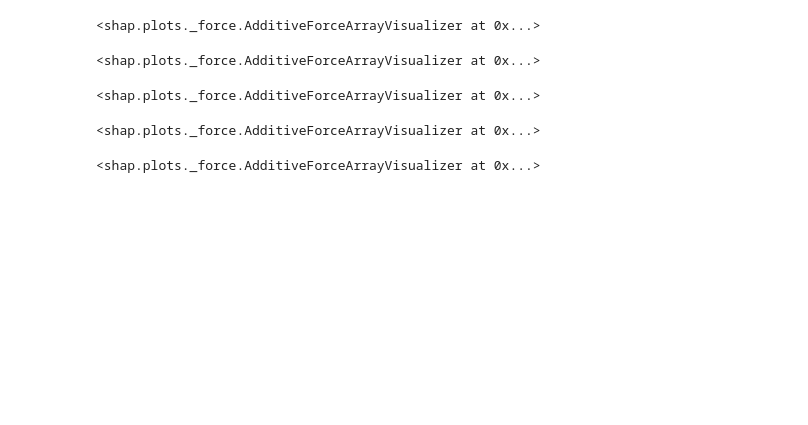
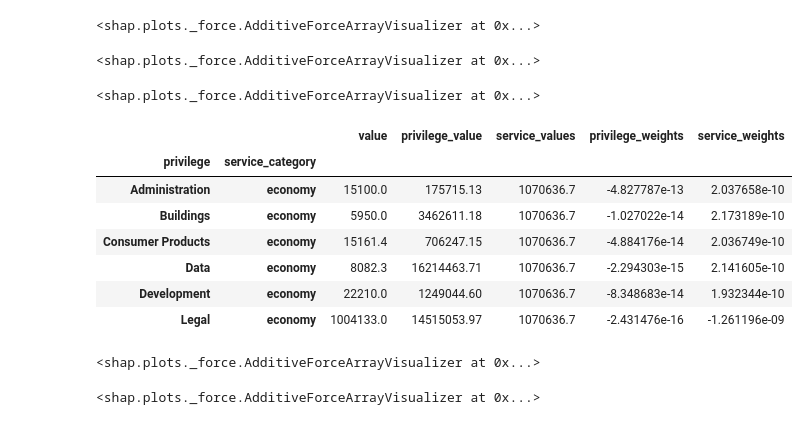
Before and after one commit to Journal-AI/privilege-networks, a Jupyter notebook: Privilege-Networks.ipynb, the cells around one changed output. Saved outputs shown, nothing was run; the diff lists cells and outputs as text; code cells hidden in the pictures; blank space fills up the shorter version.

```diff
--- a/Privilege-Networks.ipynb
+++ b/Privilege-Networks.ipynb
@@ -187,6 +197,17 @@ shap.force_plot(explainer.expected_value[1], shap_values[1])
 shap.force_plot(explainer.expected_value[2], shap_values[2])
 # %% [output]
 <shap.plots._force.AdditiveForceArrayVisualizer at 0x...>
+# %%
+X.iloc[[0,6,12,19,28,63],:]
+# %% [output]
+|  |  | value | privilege_value | service_values | privilege_weights | service_weights |
+| privilege | service_category |  |  |  |  |  |
+| Administration | economy | 15100.0 | 175715.13 | 1070636.7 | -4.827787e-13 | 2.037658e-10 |
+| Buildings | economy | 5950.0 | 3462611.18 | 1070636.7 | -1.027022e-14 | 2.173189e-10 |
+| Consumer Products | economy | 15161.4 | 706247.15 | 1070636.7 | -4.884176e-14 | 2.036749e-10 |
+| Data | economy | 8082.3 | 16214463.71 | 1070636.7 | -2.294303e-15 | 2.141605e-10 |
+| Development | economy | 22210.0 | 1249044.60 | 1070636.7 | -8.348683e-14 | 1.932344e-10 |
+| Legal | economy | 1004133.0 | 14515053.97 | 1070636.7 | -2.431476e-16 | -1.261196e-09 |
 # %%
 shap.force_plot(explainer.expected_value[3], shap_values[3])
 # %% [output]
```
Also changed, not shown: parts of 18 cells of this notebook.
